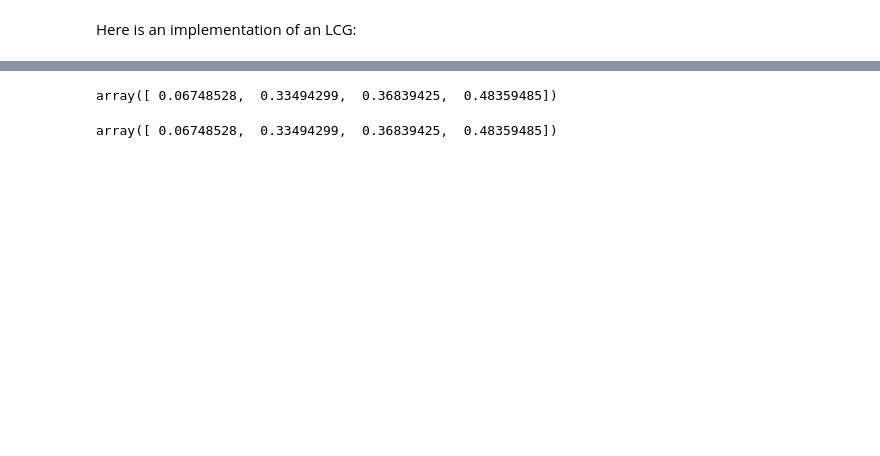
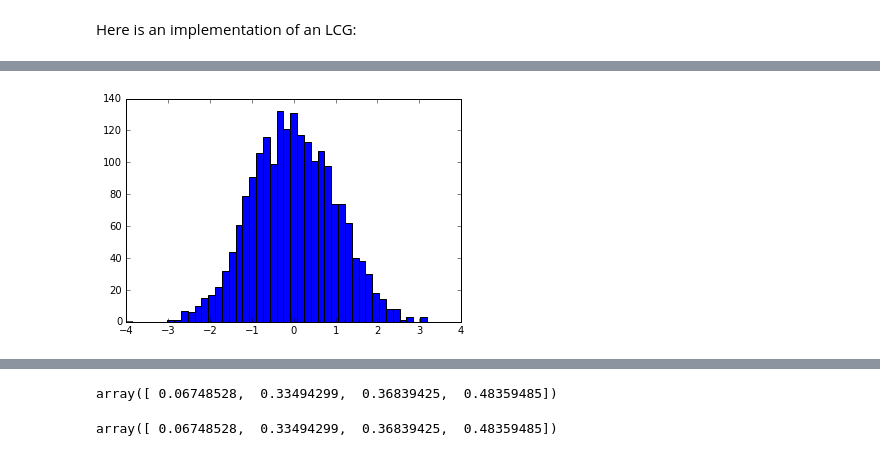
Before and after one commit to lukasbystricky/ISC-3313, a Jupyter notebook: lectures/chapter4/3-random_numbers.ipynb, the cells around one changed output, grey strips where cells are left out. Drawn from its saved outputs; the diff is of its cells as text; code cells hidden in the pictures; blank space fills up the shorter version.

```diff
--- a/lectures/chapter4/3-random_numbers.ipynb
+++ b/lectures/chapter4/3-random_numbers.ipynb
@@ -71,0 +241,4 @@ plt.plot(X, Y,'.')
+# %%
+plt.hist(Z,np.linspace(-4,4));
+# %% [output]
+[figure, added]
```
Also changed, not shown: parts of 51 cells of this notebook.
